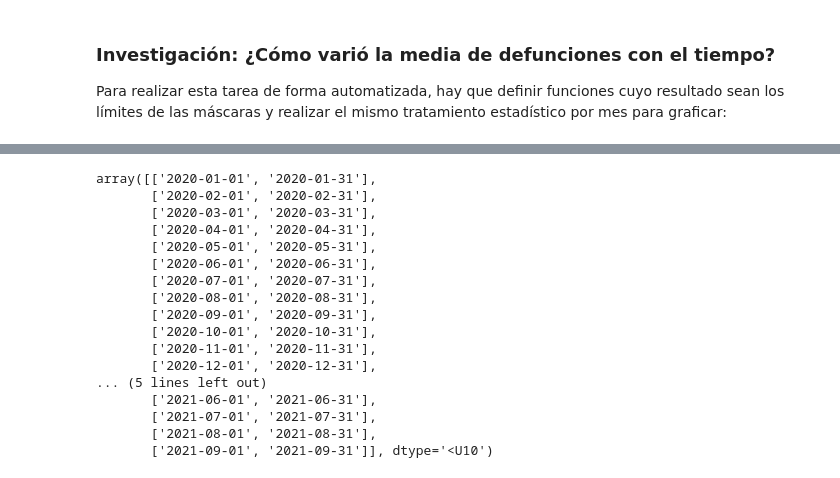
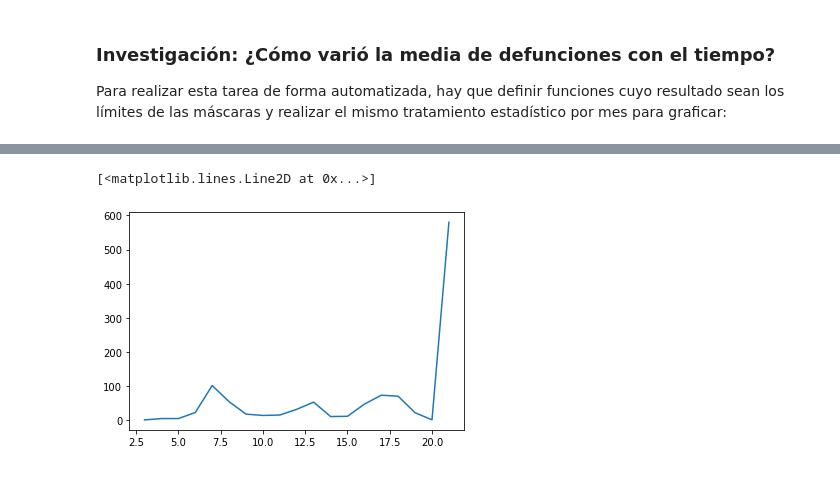
Before and after one commit to Lucas-Nieto-institucional/Notebooks_curso_estadistica, a Jupyter notebook: 02_Bases_de_datos.ipynb, the cells around one changed output, grey strips where cells are left out. Cells and saved outputs as stored; diff of their text form; code cells hidden in the pictures.

```diff
--- a/02_Bases_de_datos.ipynb
+++ b/02_Bases_de_datos.ipynb
@@ -297,27 +318,35 @@ Límites superiores de las máscaras:
-# %%
-def GetMasks(L_bounds:list, U_bounds:list):
-    Masks = []
-    for i in range(len(L_bounds)):
-        Masks.append((L_bounds[i],U_bounds[i]))
-    return Masks
-
-M = np.array(GetMasks(Lowers,Uppers))
-M
-# %% [output]
-array([['2020-01-01', '2020-01-31'],
-       ['2020-02-01', '2020-02-31'],
-       ['2020-03-01', '2020-03-31'],
-       ['2020-04-01', '2020-04-31'],
-       ['2020-05-01', '2020-05-31'],
-       ['2020-06-01', '2020-06-31'],
-       ['2020-07-01', '2020-07-31'],
-       ['2020-08-01', '2020-08-31'],
-       ['2020-09-01', '2020-09-31'],
-       ['2020-10-01', '2020-10-31'],
-       ['2020-11-01', '2020-11-31'],
-       ['2020-12-01', '2020-12-31'],
-... (5 lines left out)
-       ['2021-06-01', '2021-06-31'],
-       ['2021-07-01', '2021-07-31'],
-       ['2021-08-01', '2021-08-31'],
-       ['2021-09-01', '2021-09-31']], dtype='<U10')
+# %%
+# Prueba: Crear una máscara con una fecha arbitraria del array de fechas
+# mask_19 = (CovidDf['FECHA_DIAGNOSTICO'] >= M[18][0]) & (CovidDf['FECHA_DIAGNOSTICO'] <= M[18][1])
+# mask_19
+
+def mask_iteration(array):
+    all_masks = []
+    for i in range(len(M)):
+        mask = (CovidDf['FECHA_DIAGNOSTICO'] >= M[i][0]) & (CovidDf['FECHA_DIAGNOSTICO'] <= M[i][1])
+        all_masks.append(mask)
+    return all_masks
+
+all_masks = mask_iteration(M)
+
+# Prueba: Comprobar la indexación en todas las máscaras
+# all_masks
+# %%
+# NECESITA CORRECCIÓN
+means = []
+for i in range(len(all_masks)):
+    m = GetFilter(CovidDf,all_masks[i])
+    N = len(m.iloc[:,0])
+    estados = m.ESTADO
+    counts = pd.value_counts(estados)
+    Fallecidos = counts[1]
+    mean = np.sum(Fallecidos*(Fallecidos/N))
+    means.append(mean)
+
+x = np.arange(3,22,1)
+y = means
+
+plt.plot(x,y)
+# %% [output]
+[<matplotlib.lines.Line2D at 0x...>]
+[figure, added]
```
Also changed, not shown: parts of 7 cells of this notebook.
